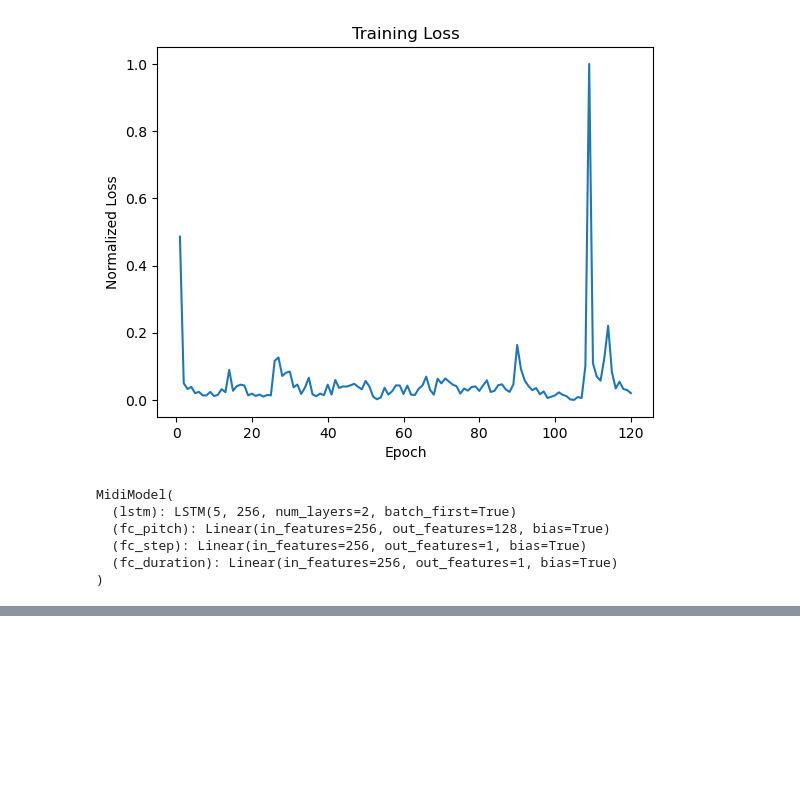
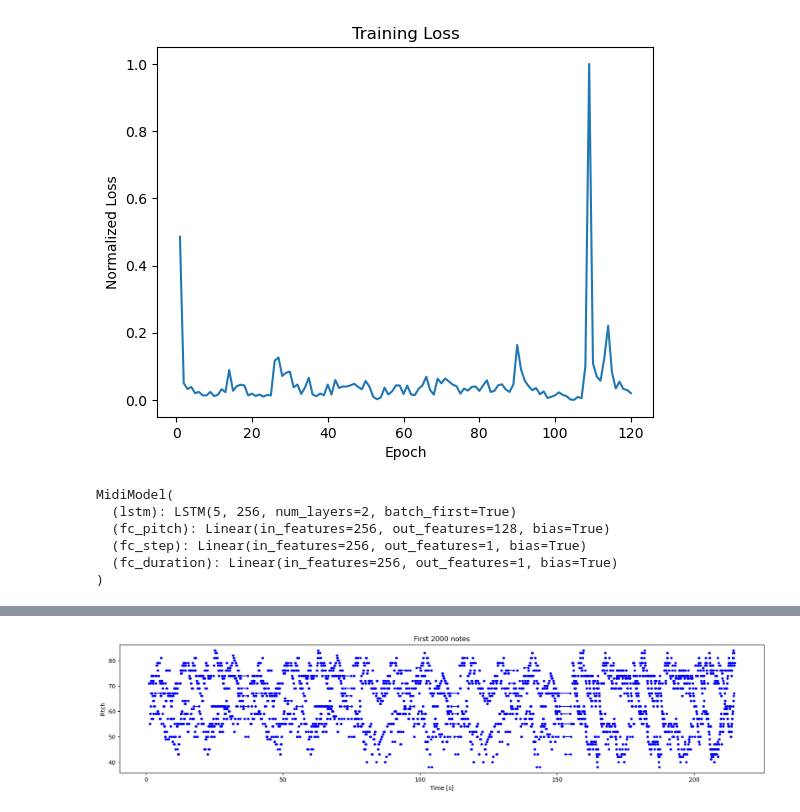
Before and after one commit to braden0m/music-making, a Jupyter notebook: RNNmusicmodel.ipynb, the cells around one changed output, grey strips where cells are left out. Drawn from its saved outputs; the diff is of its cells as text; code cells hidden in the pictures; blank space fills up the shorter version.

Commit message:
added graphs

```diff
--- a/RNNmusicmodel.ipynb
+++ b/RNNmusicmodel.ipynb
@@ -404,0 +405,4 @@ plot_distributions(generated_notes)
+# %%
+plot_piano_roll(all_notes, count = 2000)
+# %% [output]
+[figure, added]
```
Also changed, not shown: parts of 4 cells of this notebook.
